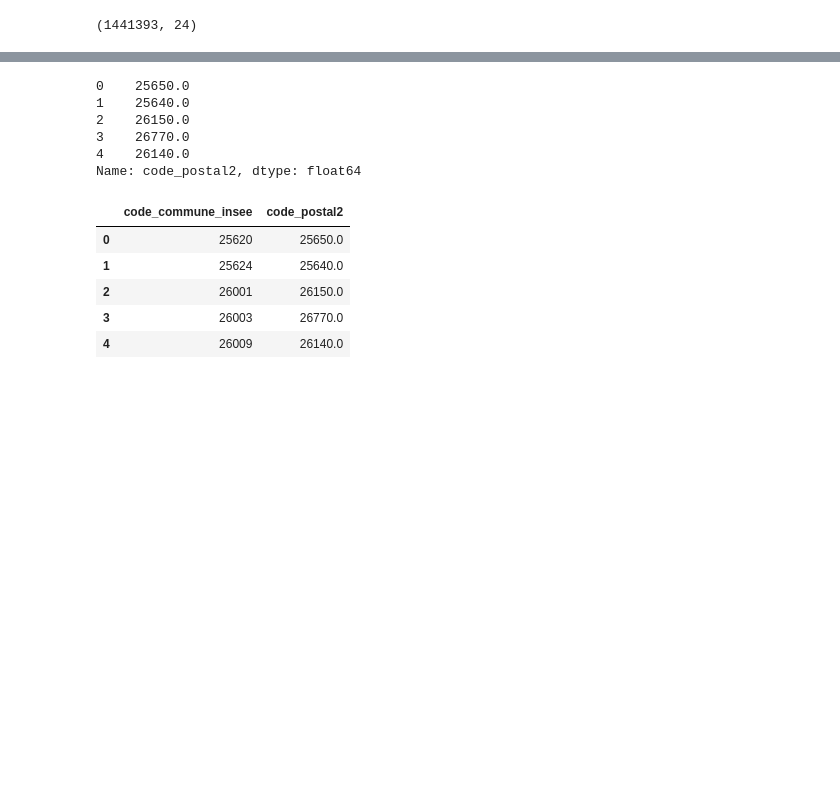
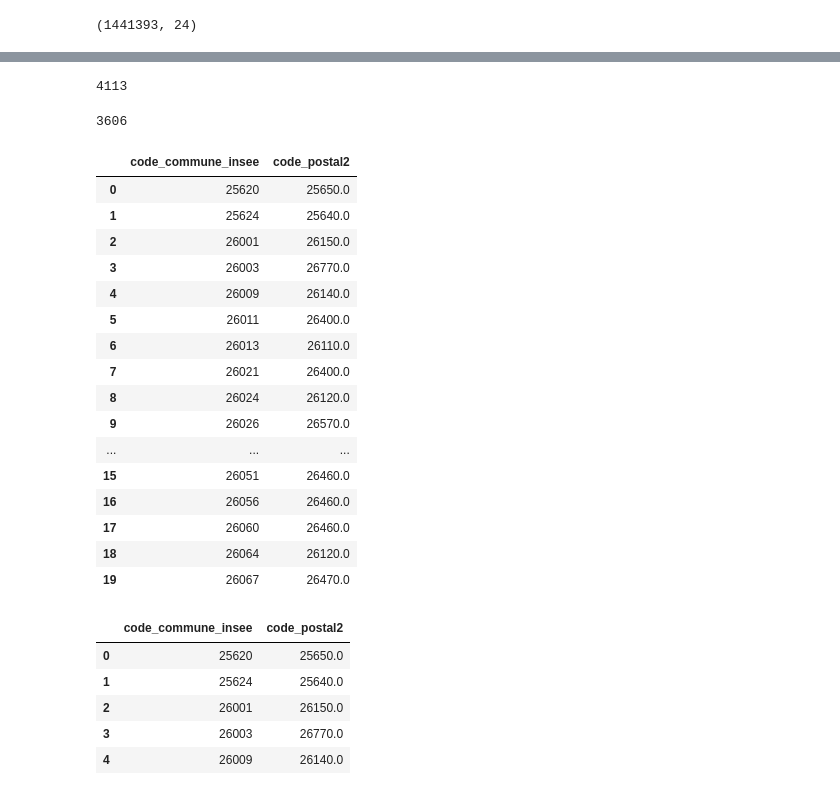
Before and after one commit to raphaeleadjerad/data_inpi, a Jupyter notebook: code/construction_table_societes_representants.ipynb, the cells around one changed output, grey strips where cells are left out. Drawn from its saved outputs; the diff is of its cells as text; code cells hidden in the pictures; blank space fills up the shorter version.

Commit message:
nettoyage nomde commune et ajout du code de departement

```diff
--- a/code/construction_table_societes_representants.ipynb
+++ b/code/construction_table_societes_representants.ipynb
@@ -283,0 +322,13 @@ code_postal["code_postal2"] = code_postal["code_postal"].astype(float)
+# %%
+code_postal["commune"] = code_postal["nom_commune"].str.lower()
+# %%
+code_postal["commune"] = (code_postal["commune"].str.replace("à", "a")
+                                            .str.replace("è", "e")
+                                            .str.replace("é", "e")
+                                            .str.replace("ç", "c")
+                                            .str.replace("ù", "u")
+                                            .str.replace("ô", "o"))
+# %%
+code_postal["commune"] = (code_postal["commune"].str.replace("SAINT", "ST"))
+# %%
+code_postal["commune"] = code_postal["commune"].str.replace(" ", "")
@@ -284,9 +350,28 @@ code_postal["code_postal2"] = code_postal["code_postal"].astype(float)
+# %%
+code_postal.duplicated(subset=["commune", "code_departement"]).sum() # 4113
+# %% [output]
+4113
+# %%
+code_postal.duplicated().sum() # 3606
+# %% [output]
+3606
 # %%
-code_postal["code_postal2"].head()
+code_postal.head(20)
 # %% [output]
-0    25650.0
-1    25640.0
-2    26150.0
-3    26770.0
-4    26140.0
-Name: code_postal2, dtype: float64
+|  | code_commune_insee | code_postal2 |
+| 0 | 25620 | 25650.0 |
+| 1 | 25624 | 25640.0 |
+| 2 | 26001 | 26150.0 |
+| 3 | 26003 | 26770.0 |
+| 4 | 26009 | 26140.0 |
+| 5 | 26011 | 26400.0 |
+| 6 | 26013 | 26110.0 |
+| 7 | 26021 | 26400.0 |
+| 8 | 26024 | 26120.0 |
+| 9 | 26026 | 26570.0 |
+| ... | ... | ... |
+| 15 | 26051 | 26460.0 |
+| 16 | 26056 | 26460.0 |
+| 17 | 26060 | 26460.0 |
+| 18 | 26064 | 26120.0 |
+| 19 | 26067 | 26470.0 |
```
Also changed, not shown: parts of 21 cells of this notebook.
